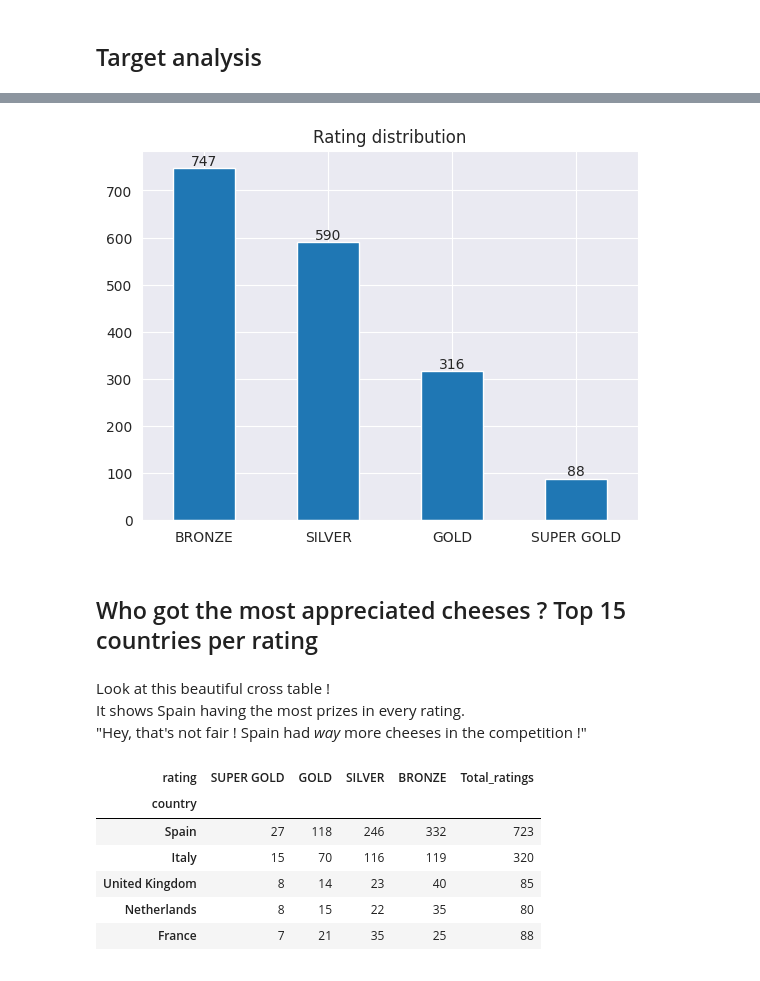
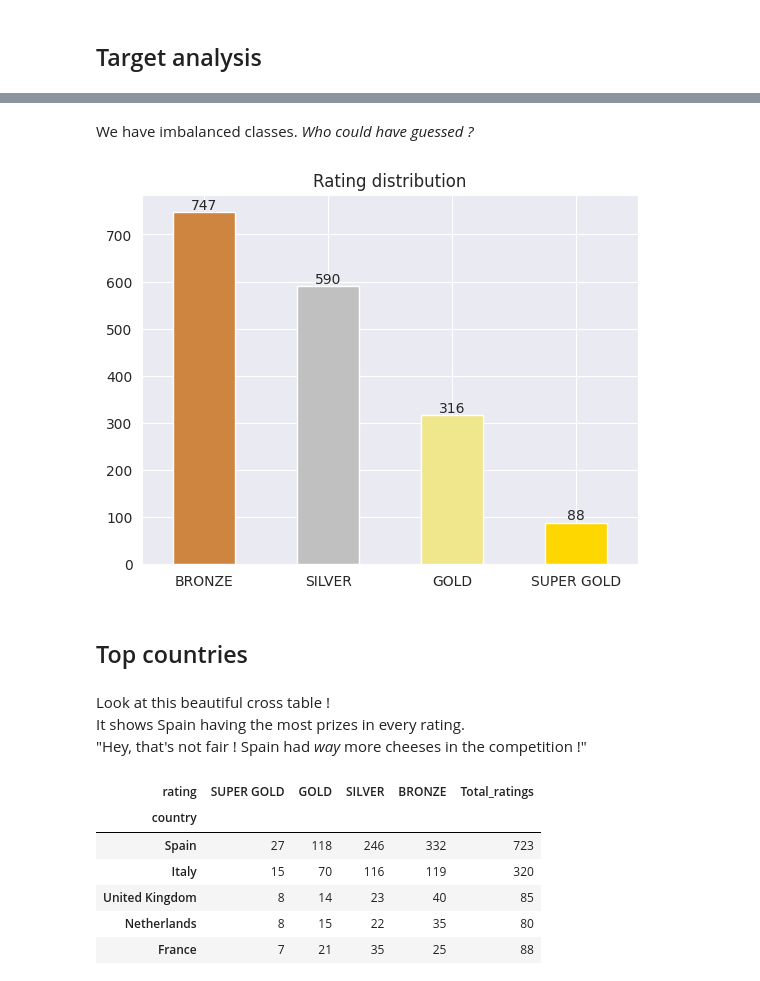
Before and after one commit to NanoClem/world-cheese-awards-analysis, a Jupyter notebook: world_cheese_awards_2021_EDA.ipynb, the cells around one changed output, grey strips where cells are left out. Cells and saved outputs as stored; diff of their text form; code cells hidden in the pictures.

```diff
--- a/world_cheese_awards_2021_EDA.ipynb
+++ b/world_cheese_awards_2021_EDA.ipynb
@@ -167,0 +279,4 @@ df[['category', 'cat_code']]
+# %%
+code_cols = [col for col in df_countries.columns if col.endswith('_code')]
+# %%
+df_countries[code_cols] = df_countries[code_cols].fillna(value=-1)
@@ -167,0 +285,5 @@ df[['category', 'cat_code']]
+# %%
+convert_dict = {col: int for col in code_cols}
+
+df_countries = df_countries.astype(convert_dict)
+df_countries.dtypes
@@ -167,0 +311,3 @@ df[['category', 'cat_code']]
+# %%
+df_merged = df.merge(df_countries, how='left', on='country')
+df_merged.shape
@@ -177,10 +347,12 @@ target, features
+# %% [markdown]
+We have imbalanced classes. *Who could have guessed ?*
 # %%
-ax = df[target].value_counts().plot.bar(rot=0)
+ax = df_merged[target].value_counts().plot.bar(rot=0, color=color_palette)
 ax.bar_label(ax.containers[0])
 plt.title('Rating distribution')
 plt.show()
 # %% [output]
-[figure, old version]
+[figure, new version]
-# %% [markdown]
-## Who got the most appreciated cheeses ? Top 15 countries per rating
+# %% [markdown]
+## Top countries
 # %%
@@ -190,7 +362,7 @@ n = 15
 # %% [markdown]
 Look at this beautiful cross table !
 It shows Spain having the most prizes in every rating.
-"Hey, that's not fair ! Spain had *way* more cheeses in the competition !"
+"Hey, that's not fair ! Spain had _way_ more cheeses in the competition !"
 # %%
 top_n = pd.crosstab(df_rt.country, df_rt.rating)
 
```
Also changed, not shown: parts of 52 cells of this notebook.
